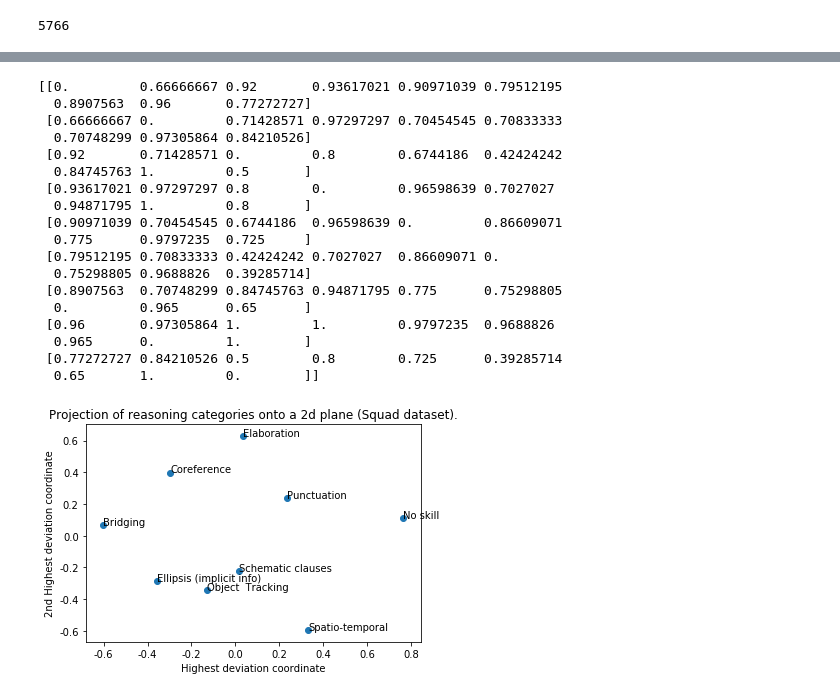
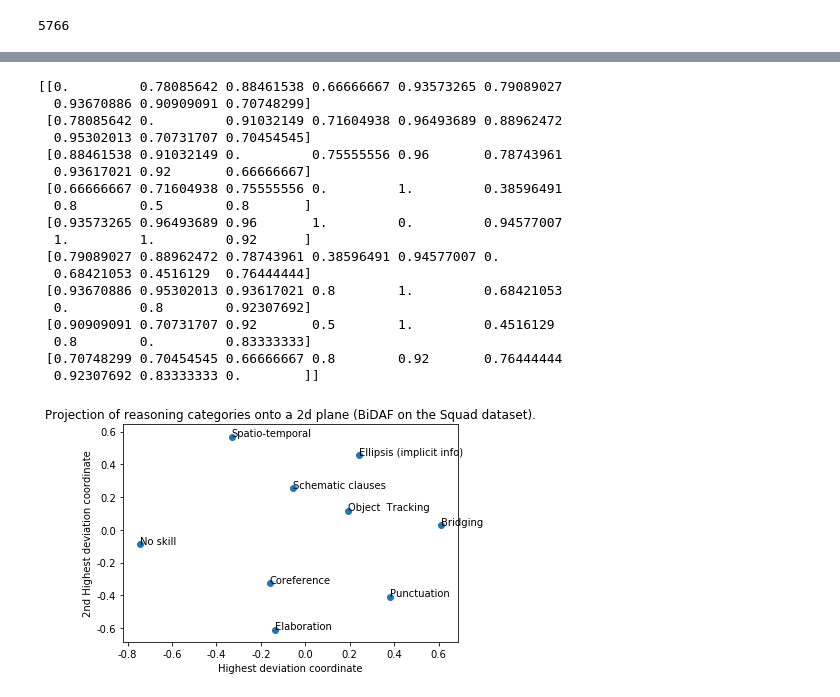
Before and after one commit to danyaljj/allennlp, a Jupyter notebook: 4.analysis_squad.ipynb, the cells around one changed output, grey strips where cells are left out. Drawn from its saved outputs; the diff is of its cells as text; code cells hidden in the pictures.

```diff
--- a/4.analysis_squad.ipynb
+++ b/4.analysis_squad.ipynb
@@ -2,8 +2,8 @@
 import json
 
 def load_questions(activation_f, question_f, max_size = -1):
-    activations_file = "/Users/daniel/ideaProjects/allennlp/" + activation_f
-    questions_file = "/Users/daniel/ideaProjects/allennlp/" + question_f
+    activations_file = "/Users/daniel/ideaProjects/allennlp_invariances/" + activation_f
+    questions_file = "/Users/daniel/ideaProjects/allennlp_invariances/" + question_f
     features = []
     pred_ans = []
     with open(activations_file) as f:
@@ -96,13 +96,13 @@ with open(dataset_file) as file:
                 paragraphs.append({"context": context, "qas": qas})
 
 data_json = {"data": [{"paragraphs": paragraphs}]}
-with open('/Users/daniel/ideaProjects/allennlp/QA_datasets/squad-dev-v1.1-with-prereq-annotations.json', 'w', newline='') as f:
+with open('/Users/daniel/ideaProjects/allennlp_invariances/QA_datasets/squad-dev-v1.1-with-prereq-annotations.json', 'w', newline='') as f:
     f.write(json.dumps(data_json))
 # %%
 # read the questions and remember question ids:
 question_paragraph_id_map = {}
 
-dataset_file = "/Users/daniel/ideaProjects/allennlp/QA_datasets/squad-dev-v1.1-with-prereq-annotations.json"
+dataset_file = "/Users/daniel/ideaProjects/allennlp_invariances/QA_datasets/squad-dev-v1.1-with-prereq-annotations.json"
 with open(dataset_file) as file:
     dataset_json = json.load(file)
     dataset = dataset_json['data']
@@ -894,41 +897,41 @@ print(unique_types111_list)
 # %%
 from scipy.sparse.csgraph import shortest_path
 
 # dissimalrity = accuracy_table
 #distanceMatrix = dissimalrity+0.5*np.eye(dissimalrity.shape[0], dissimalrity.shape[1])
 # distanceMatrix = accuracy_table # - np.ones(distanceMatrix.shape)
 pathDistance=shortest_path(separation_table)
 print(pathDistance)
 
 from sklearn.manifold import MDS
 import matplotlib.pyplot as plt
 mds=MDS(n_components=2,dissimilarity="precomputed", random_state=4)
 emb=mds.fit_transform(pathDistance)
 fig, ax = plt.subplots()
 ax.scatter(emb[:,0],emb[:,1])
 ax.set_xlabel("Highest deviation coordinate")
 ax.set_ylabel("2nd Highest deviation coordinate")
 for i, txt in enumerate(unique_types111):
     ax.annotate(txt, (emb[i,0],emb[i,1]))
-plt.title('Projection of reasoning categories onto a 2d plane (Squad dataset).')
+plt.title('Projection of reasoning categories onto a 2d plane (BiDAF on the Squad dataset).')
 plt.show()
 # %% [output]
-[[0.         0.66666667 0.92       0.93617021 0.90971039 0.79512195
-  0.8907563  0.96       0.77272727]
- [0.66666667 0.         0.71428571 0.97297297 0.70454545 0.70833333
-  0.70748299 0.97305864 0.84210526]
- [0.92       0.71428571 0.         0.8        0.6744186  0.42424242
-  0.84745763 1.         0.5       ]
- [0.93617021 0.97297297 0.8        0.         0.96598639 0.7027027
-  0.94871795 1.         0.8       ]
- [0.90971039 0.70454545 0.6744186  0.96598639 0.         0.86609071
-  0.775      0.9797235  0.725     ]
- [0.79512195 0.70833333 0.42424242 0.7027027  0.86609071 0.
-  0.75298805 0.9688826  0.39285714]
- [0.8907563  0.70748299 0.84745763 0.94871795 0.775      0.75298805
-  0.         0.965      0.65      ]
- [0.96       0.97305864 1.         1.         0.9797235  0.9688826
-  0.965      0.         1.        ]
- [0.77272727 0.84210526 0.5        0.8        0.725      0.39285714
-  0.65       1.         0.        ]]
+[[0.         0.78085642 0.88461538 0.66666667 0.93573265 0.79089027
+  0.93670886 0.90909091 0.70748299]
+ [0.78085642 0.         0.91032149 0.71604938 0.96493689 0.88962472
+  0.95302013 0.70731707 0.70454545]
+ [0.88461538 0.91032149 0.         0.75555556 0.96       0.78743961
+  0.93617021 0.92       0.66666667]
+ [0.66666667 0.71604938 0.75555556 0.         1.         0.38596491
+  0.8        0.5        0.8       ]
+ [0.93573265 0.96493689 0.96       1.         0.         0.94577007
+  1.         1.         0.92      ]
+ [0.79089027 0.88962472 0.78743961 0.38596491 0.94577007 0.
+  0.68421053 0.4516129  0.76444444]
+ [0.93670886 0.95302013 0.93617021 0.8        1.         0.68421053
+  0.         0.8        0.92307692]
+ [0.90909091 0.70731707 0.92       0.5        1.         0.4516129
+  0.8        0.         0.83333333]
+ [0.70748299 0.70454545 0.66666667 0.8        0.92       0.76444444
+  0.92307692 0.83333333 0.        ]]
-[figure, old version]
+[figure, new version]
```
Also changed, not shown: parts of 11 cells of this notebook, 1 other file.
